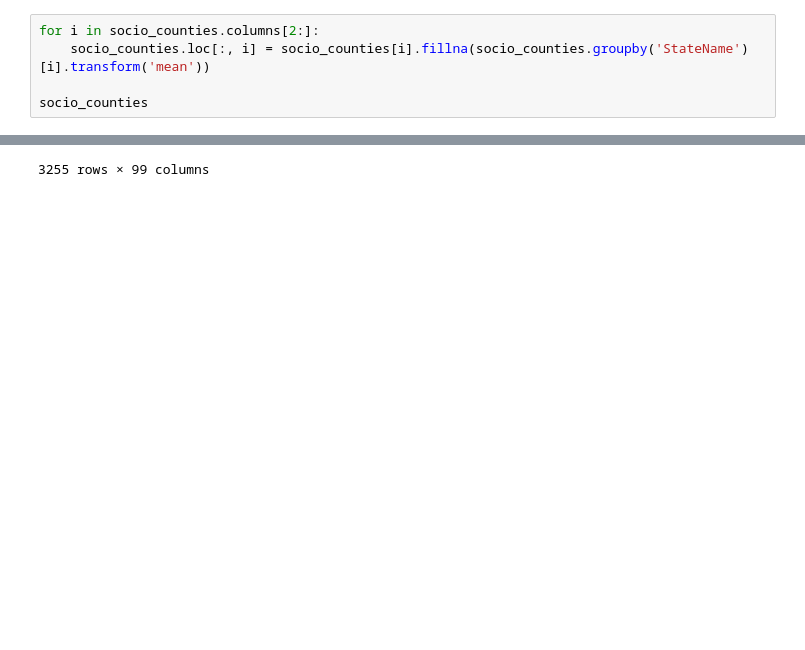
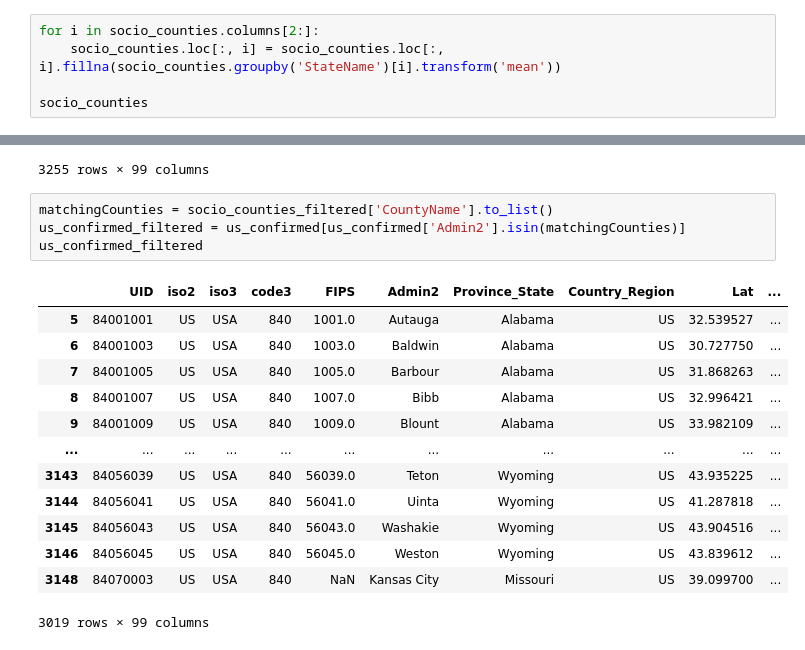
Before and after one commit to Divineechidume/final_DS100_project, a Jupyter notebook: CS 100 Final Project.ipynb, the cells around one changed output, grey strips where cells are left out. Saved outputs shown, nothing was run; the diff lists cells and outputs as text; blank space fills up the shorter version.

```diff
--- a/CS 100 Final Project.ipynb
+++ b/CS 100 Final Project.ipynb
@@ -86,7 +80,7 @@ plt.bar(county_nas['StateName'], county_nas['CountyName'], .4)
 The missing date from the third column and after is being imputed with the mean of .....
 # %%
 for i in socio_counties.columns[2:]:
-    socio_counties.loc[:, i] = socio_counties[i].fillna(socio_counties.groupby('StateName')[i].transform('mean'))
+    socio_counties.loc[:, i] = socio_counties.loc[:, i].fillna(socio_counties.groupby('StateName')[i].transform('mean'))
 
 socio_counties
 # %% [output]
@@ -245,3 +215,21 @@ us_confirmed
 | 3253 | 84070004 | US | USA | 840 | NaN | Michigan Department of Correction... | Michigan | US | 0.0000 | ... |
 | 3254 | 84070005 | US | USA | 840 | NaN | Federal Correctional Institution ... | Michigan | US | 0.0000 | ... |
 3255 rows × 99 columns
+# %%
+matchingCounties = socio_counties_filtered['CountyName'].to_list()
+us_confirmed_filtered = us_confirmed[us_confirmed['Admin2'].isin(matchingCounties)]
+us_confirmed_filtered
+# %% [output]
+|  | UID | iso2 | iso3 | code3 | FIPS | Admin2 | Province_State | Country_Region | Lat | ... |
+| 5 | 84001001 | US | USA | 840 | 1001.0 | Autauga | Alabama | US | 32.539527 | ... |
+| 6 | 84001003 | US | USA | 840 | 1003.0 | Baldwin | Alabama | US | 30.727750 | ... |
+| 7 | 84001005 | US | USA | 840 | 1005.0 | Barbour | Alabama | US | 31.868263 | ... |
+| 8 | 84001007 | US | USA | 840 | 1007.0 | Bibb | Alabama | US | 32.996421 | ... |
+| 9 | 84001009 | US | USA | 840 | 1009.0 | Blount | Alabama | US | 33.982109 | ... |
+| ... | ... | ... | ... | ... | ... | ... | ... | ... | ... | ... |
+| 3143 | 84056039 | US | USA | 840 | 56039.0 | Teton | Wyoming | US | 43.935225 | ... |
+| 3144 | 84056041 | US | USA | 840 | 56041.0 | Uinta | Wyoming | US | 41.287818 | ... |
+| 3145 | 84056043 | US | USA | 840 | 56043.0 | Washakie | Wyoming | US | 43.904516 | ... |
+| 3146 | 84056045 | US | USA | 840 | 56045.0 | Weston | Wyoming | US | 43.839612 | ... |
+| 3148 | 84070003 | US | USA | 840 | NaN | Kansas City | Missouri | US | 39.099700 | ... |
+3019 rows × 99 columns
```
Also changed, not shown: parts of 15 cells of this notebook.
